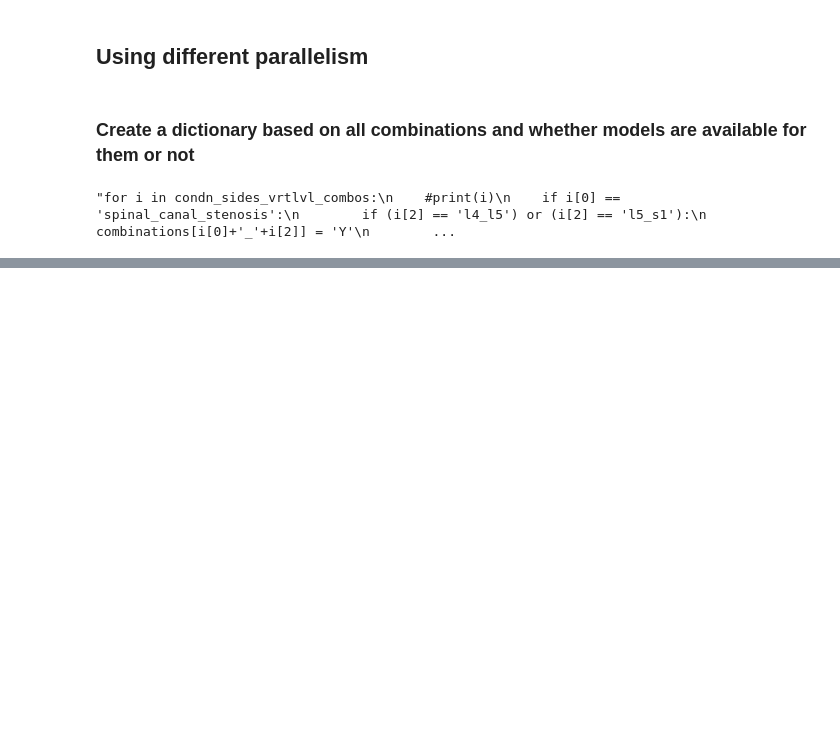
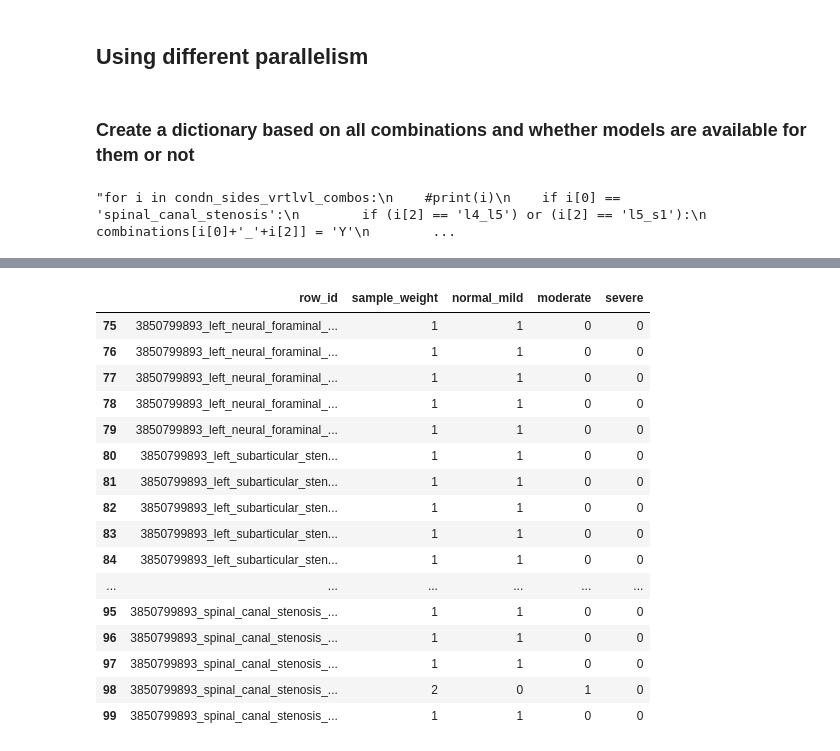
Before and after one commit to sumaniitm/RSNA-2024-Lumbar-Spine-Degenerative-Classification, a Jupyter notebook: suman-submission-v3.ipynb, the cells around one changed output, grey strips where cells are left out. Saved outputs shown, nothing was run; the diff lists cells and outputs as text; code cells hidden in the pictures; blank space fills up the shorter version.

```diff
--- a/suman-submission-v3.ipynb
+++ b/suman-submission-v3.ipynb
@@ -464,3 +525,25 @@ submission.to_csv('submission.csv', index=False)
+# %%
+#solution_data
+solution_data[solution_data['row_id'].str.contains('3850799893')]
+#.sort_values(by=['row_id'])
+# %% [output]
+|  | row_id | sample_weight | normal_mild | moderate | severe |
+| 75 | 3850799893_left_neural_foraminal_... | 1 | 1 | 0 | 0 |
+| 76 | 3850799893_left_neural_foraminal_... | 1 | 1 | 0 | 0 |
+| 77 | 3850799893_left_neural_foraminal_... | 1 | 1 | 0 | 0 |
+| 78 | 3850799893_left_neural_foraminal_... | 1 | 1 | 0 | 0 |
+| 79 | 3850799893_left_neural_foraminal_... | 1 | 1 | 0 | 0 |
+| 80 | 3850799893_left_subarticular_sten... | 1 | 1 | 0 | 0 |
+| 81 | 3850799893_left_subarticular_sten... | 1 | 1 | 0 | 0 |
+| 82 | 3850799893_left_subarticular_sten... | 1 | 1 | 0 | 0 |
+| 83 | 3850799893_left_subarticular_sten... | 1 | 1 | 0 | 0 |
+| 84 | 3850799893_left_subarticular_sten... | 1 | 1 | 0 | 0 |
+| ... | ... | ... | ... | ... | ... |
+| 95 | 3850799893_spinal_canal_stenosis_... | 1 | 1 | 0 | 0 |
+| 96 | 3850799893_spinal_canal_stenosis_... | 1 | 1 | 0 | 0 |
+| 97 | 3850799893_spinal_canal_stenosis_... | 1 | 1 | 0 | 0 |
+| 98 | 3850799893_spinal_canal_stenosis_... | 2 | 0 | 1 | 0 |
+| 99 | 3850799893_spinal_canal_stenosis_... | 1 | 1 | 0 | 0 |
 # %%
 if Test:
     calculate_final_score(solution_data, submission)
```
Also changed, not shown: parts of 20 cells of this notebook.
